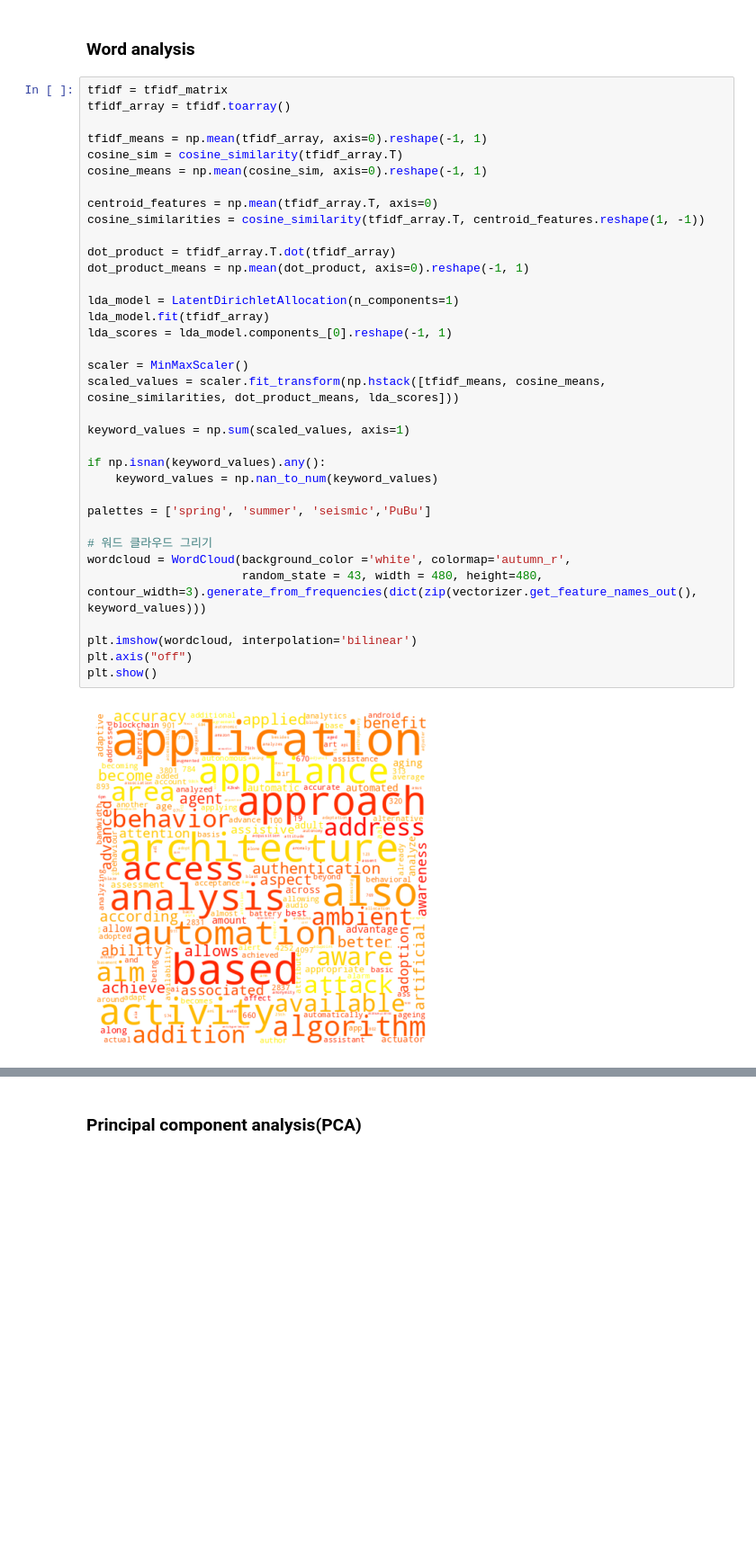
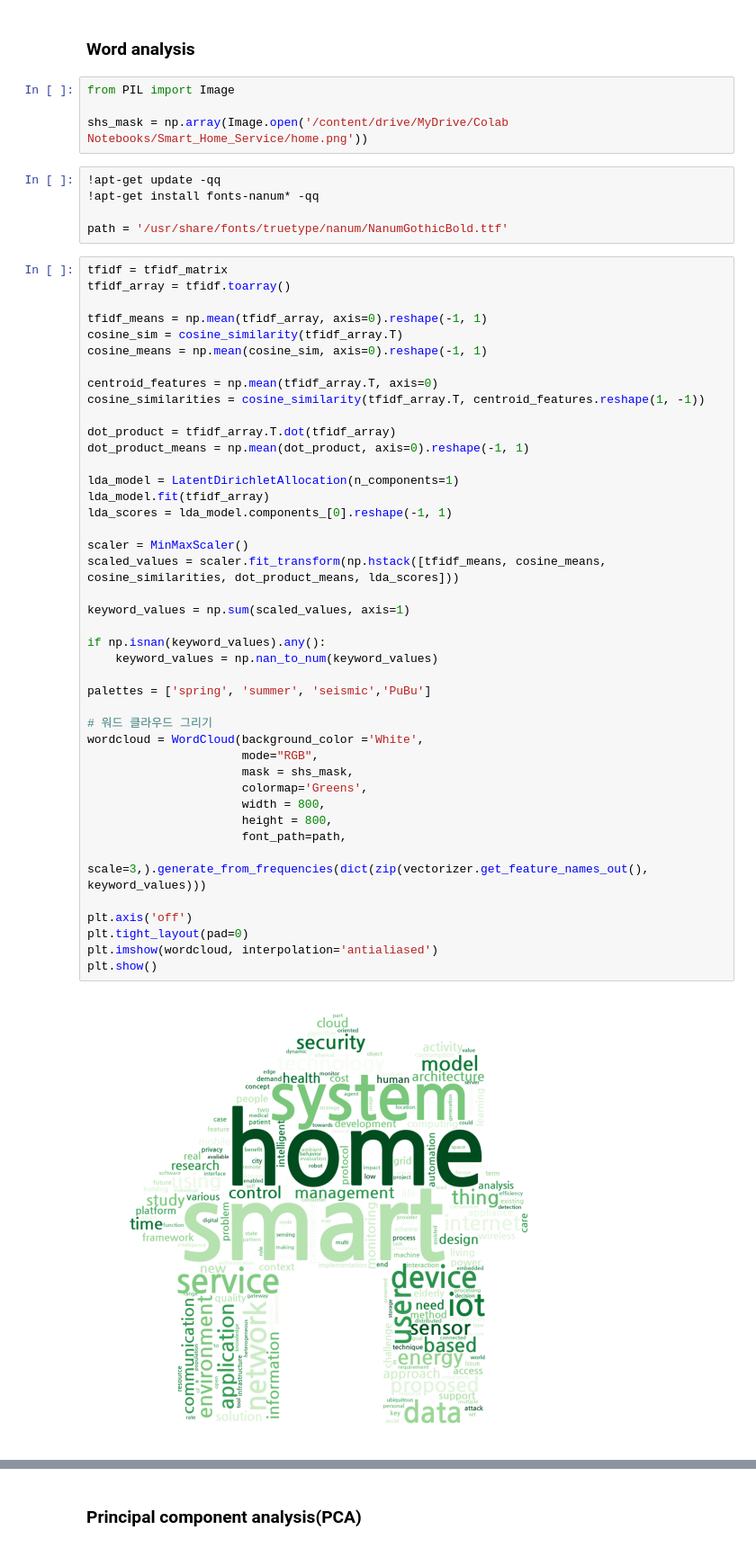
Before and after one commit to Geunhyeong-Han/shs-literature-text-mining, a Jupyter notebook: main.ipynb, the cells around one changed output, grey strips where cells are left out. Shown at 90% size. Drawn from its saved outputs; the diff is of its cells as text; blank space fills up the shorter version.

Commit message:
Colaboratory를 통해 생성됨

```diff
--- a/main.ipynb
+++ b/main.ipynb
@@ -642,39 +646,55 @@ print("최종 선정 word-feature 갯수:",tfidf_matrix.shape[1])
 # %% [markdown]
 ### Word analysis
+# %%
+from PIL import Image
+
+shs_mask = np.array(Image.open('/content/drive/MyDrive/Colab Notebooks/Smart_Home_Service/home.png'))
+# %%
+!apt-get update -qq
+!apt-get install fonts-nanum* -qq
+
+path = '/usr/share/fonts/truetype/nanum/NanumGothicBold.ttf'
 # %%
 tfidf = tfidf_matrix
 tfidf_array = tfidf.toarray()
 
 tfidf_means = np.mean(tfidf_array, axis=0).reshape(-1, 1)
 cosine_sim = cosine_similarity(tfidf_array.T)
 cosine_means = np.mean(cosine_sim, axis=0).reshape(-1, 1)
 
 centroid_features = np.mean(tfidf_array.T, axis=0)
 cosine_similarities = cosine_similarity(tfidf_array.T, centroid_features.reshape(1, -1))
 
 dot_product = tfidf_array.T.dot(tfidf_array)
 dot_product_means = np.mean(dot_product, axis=0).reshape(-1, 1)
 
 lda_model = LatentDirichletAllocation(n_components=1)
 lda_model.fit(tfidf_array)
 lda_scores = lda_model.components_[0].reshape(-1, 1)
 
 scaler = MinMaxScaler()
 scaled_values = scaler.fit_transform(np.hstack([tfidf_means, cosine_means, cosine_similarities, dot_product_means, lda_scores]))
 
 keyword_values = np.sum(scaled_values, axis=1)
 
 if np.isnan(keyword_values).any():
     keyword_values = np.nan_to_num(keyword_values)
 
 palettes = ['spring', 'summer', 'seismic','PuBu']
 
 # 워드 클라우드 그리기
-wordcloud = WordCloud(background_color ='white', colormap='autumn_r',
-                      random_state = 43, width = 480, height=480, contour_width=3).generate_from_frequencies(dict(zip(vectorizer.get_feature_names_out(), keyword_values)))
+wordcloud = WordCloud(background_color ='White',
+                      mode="RGB",
+                      mask = shs_mask,
+                      colormap='Greens',
+                      width = 800,
+                      height = 800,
+                      font_path=path,
+                      scale=3,).generate_from_frequencies(dict(zip(vectorizer.get_feature_names_out(), keyword_values)))
 
-plt.imshow(wordcloud, interpolation='bilinear')
-plt.axis("off")
+plt.axis('off')
+plt.tight_layout(pad=0)
+plt.imshow(wordcloud, interpolation='antialiased')
 plt.show()
 # %% [output]
-[figure, old version]
+[figure, new version]
```
Also changed, not shown: parts of 49 cells of this notebook.
